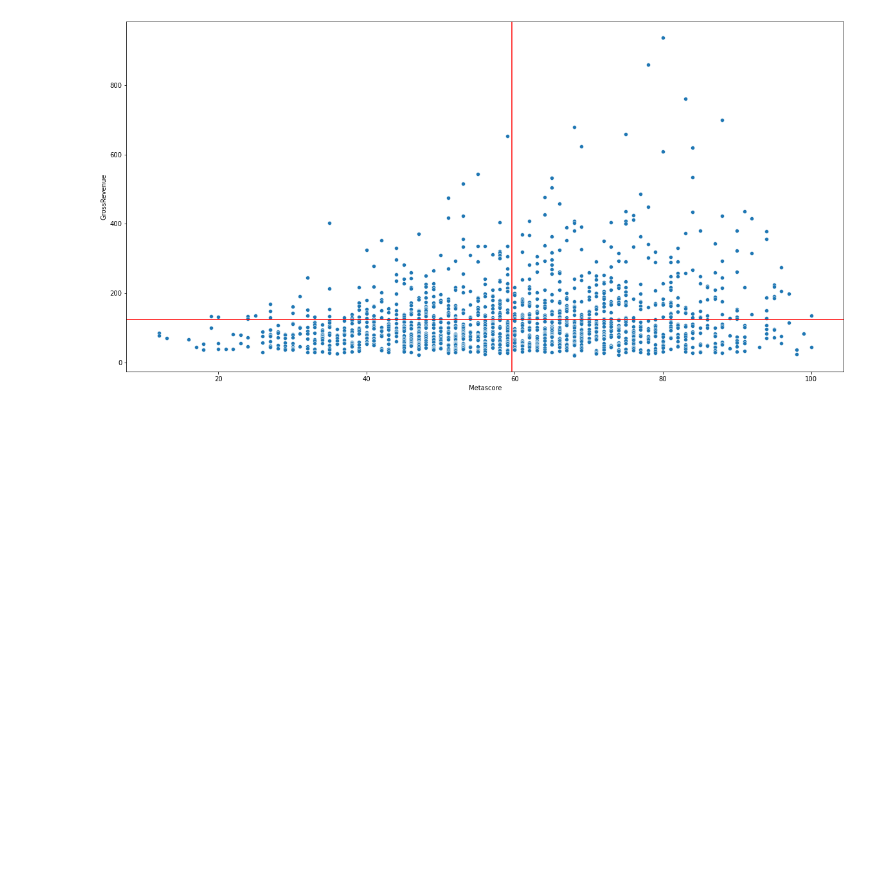
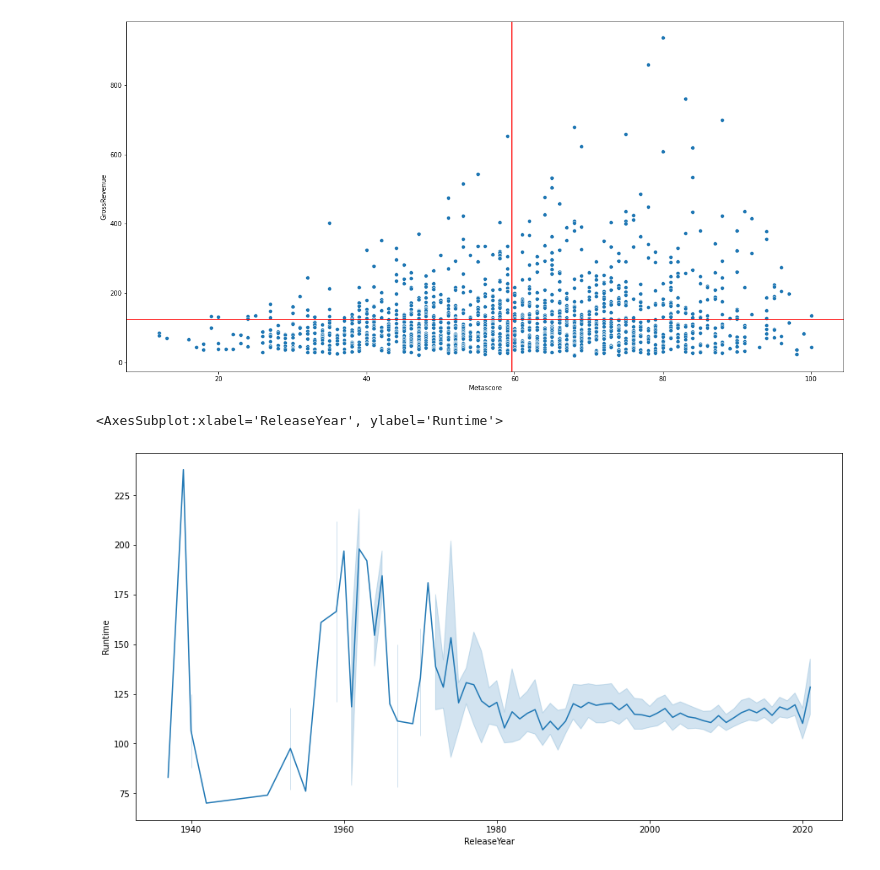
Before and after one commit to galongoria/midterm-project-imdb, a Jupyter notebook: First_Draft.ipynb, the cells around one changed output. Saved outputs shown, nothing was run; the diff lists cells and outputs as text; code cells hidden in the pictures; blank space fills up the shorter version.

Commit message:
Added line graphs to see better see the change in average grossing and average runtime per year

```diff
--- a/First_Draft.ipynb
+++ b/First_Draft.ipynb
@@ -92,3 +92,9 @@ dtype: float64
 [figure]
 [figure]
 [figure]
+# %%
+plt.figure(figsize=(15,8))
+sns.lineplot(data=df5, x='ReleaseYear', y='Runtime')
+# %% [output]
+<AxesSubplot:xlabel='ReleaseYear', ylabel='Runtime'>
+[figure, added]
```
Also changed, not shown: parts of 1 cell of this notebook, 1 other file.
